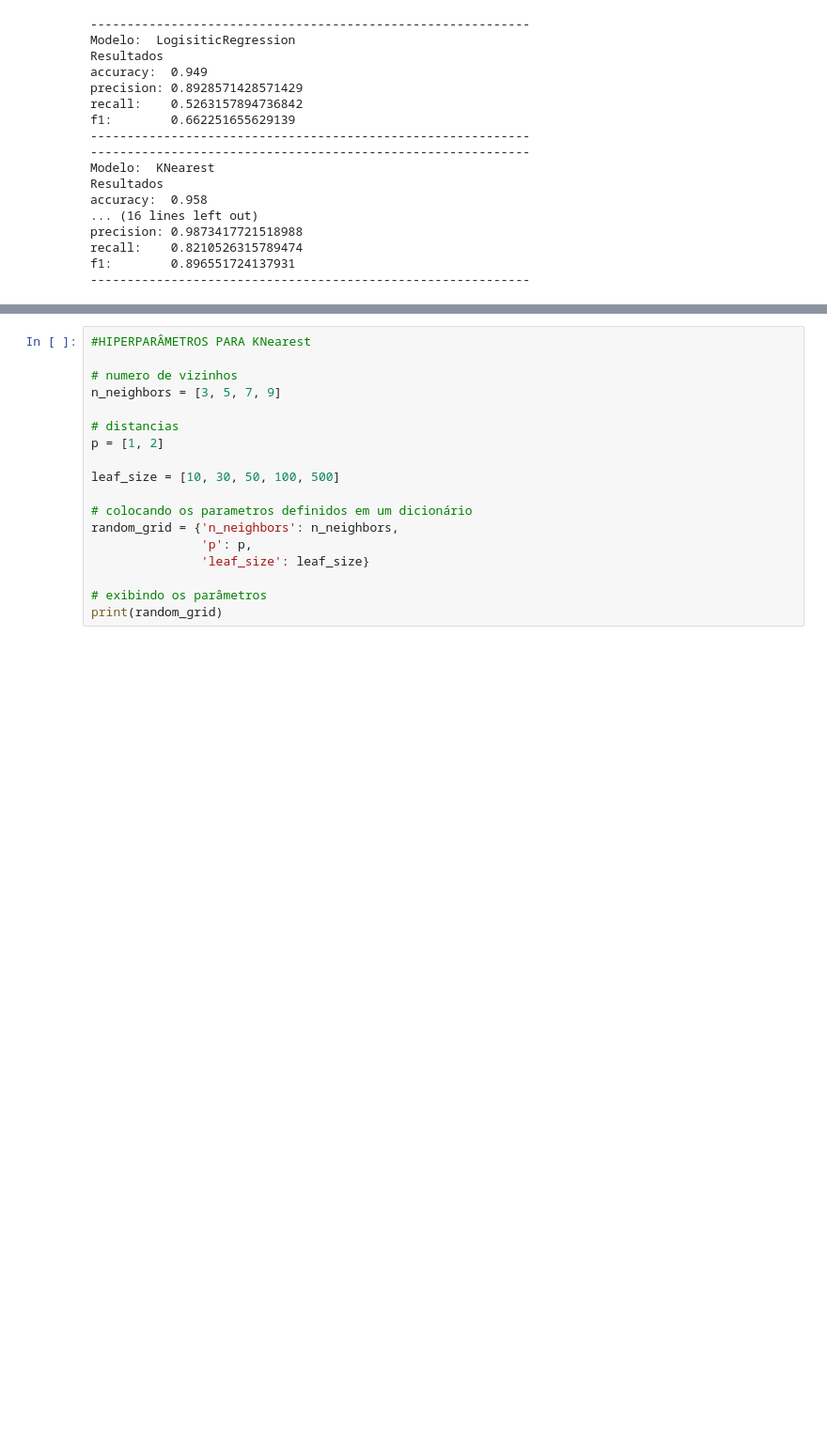
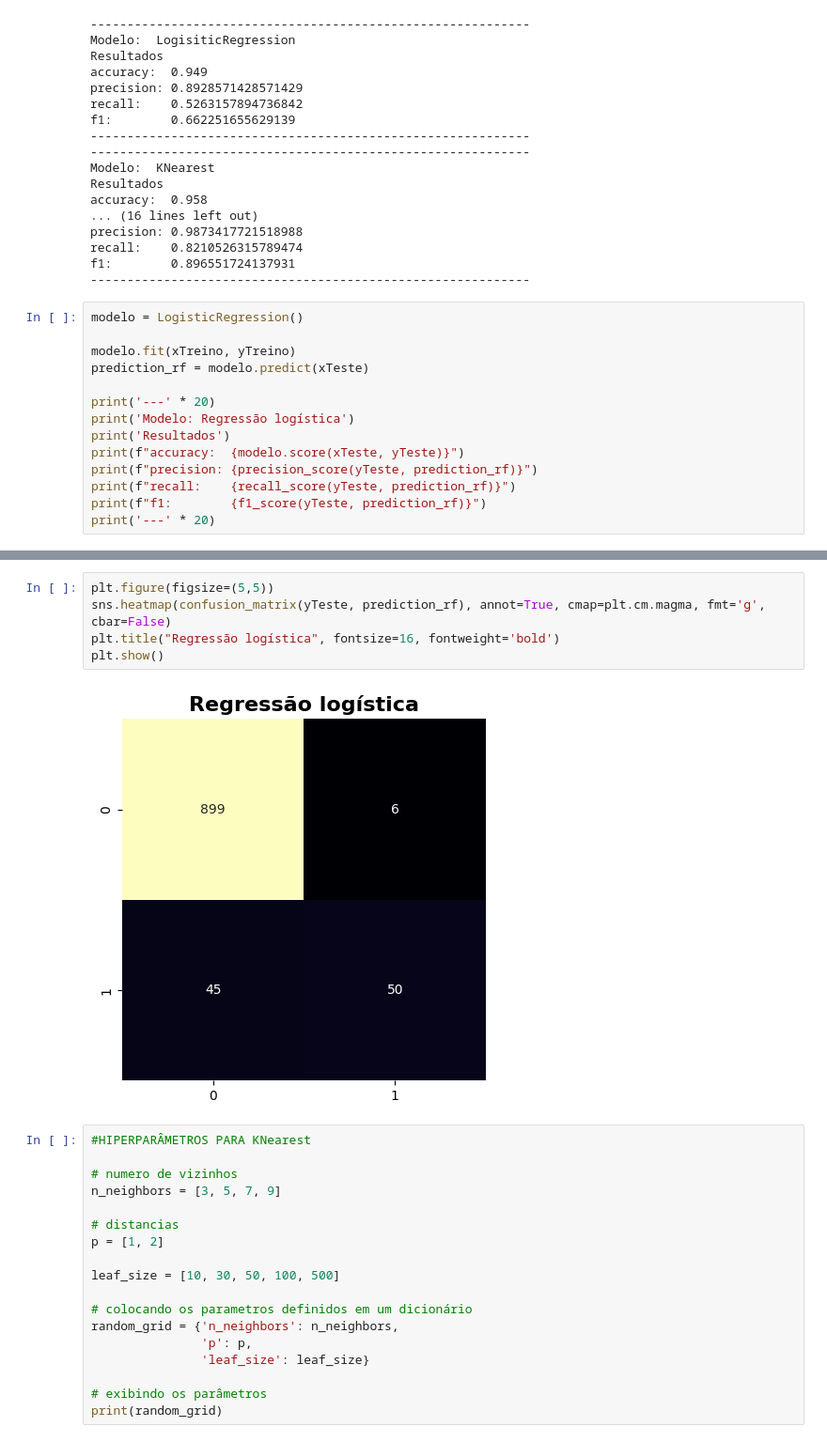
Before and after one commit to VictoriaGranja/ml-concessao-de-credito, a Jupyter notebook: trabalho_ia.ipynb, the cells around one changed output, grey strips where cells are left out. Shown at 94% size. Cells and saved outputs as stored; diff of their text form; blank space fills up the shorter version.

```diff
--- a/trabalho_ia.ipynb
+++ b/trabalho_ia.ipynb
@@ -152,3 +152,17 @@ precision: 0.9873417721518988
 recall:    0.8210526315789474
 f1:        0.896551724137931
 ------------------------------------------------------------
+# %%
+modelo = LogisticRegression()
+
+modelo.fit(xTreino, yTreino)
+prediction_rf = modelo.predict(xTeste)
+
+print('---' * 20)
+print('Modelo: Regressão logística')
+print('Resultados')
+print(f"accuracy:  {modelo.score(xTeste, yTeste)}")
+print(f"precision: {precision_score(yTeste, prediction_rf)}")
+print(f"recall:    {recall_score(yTeste, prediction_rf)}")
+print(f"f1:        {f1_score(yTeste, prediction_rf)}")
+print('---' * 20)
@@ -155,3 +178,10 @@ f1:        0.896551724137931
+# %%
+plt.figure(figsize=(5,5))
+sns.heatmap(confusion_matrix(yTeste, prediction_rf), annot=True, cmap=plt.cm.magma, fmt='g', cbar=False)
+plt.title("Regressão logística", fontsize=16, fontweight='bold')
+plt.show()
+# %% [output]
+[figure, added]
 # %%
 #HIPERPARÂMETROS PARA KNearest
 
```
Also changed, not shown: parts of 4 cells of this notebook.
